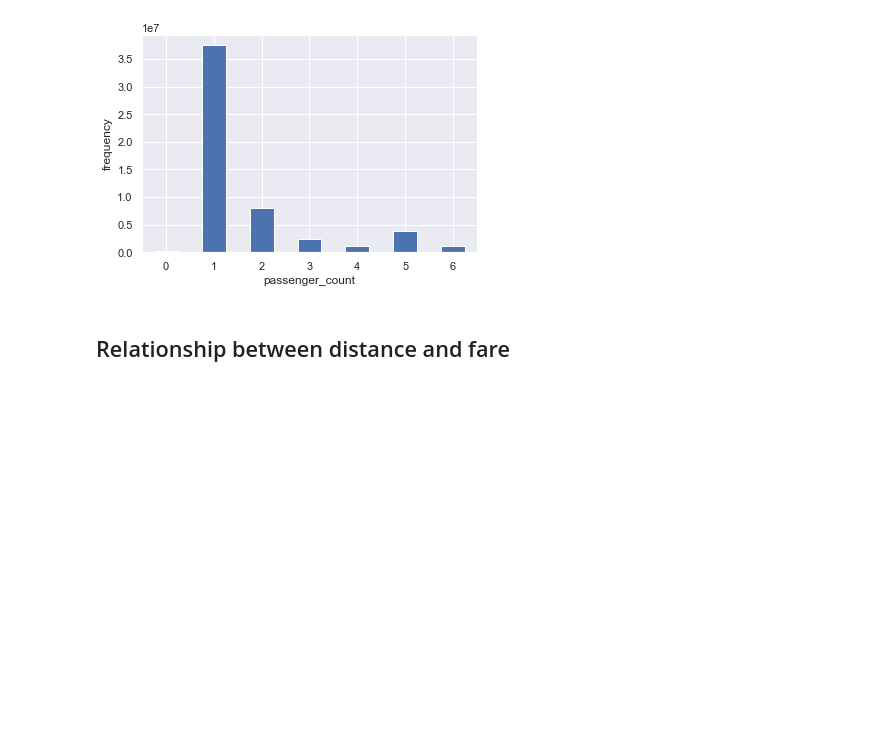
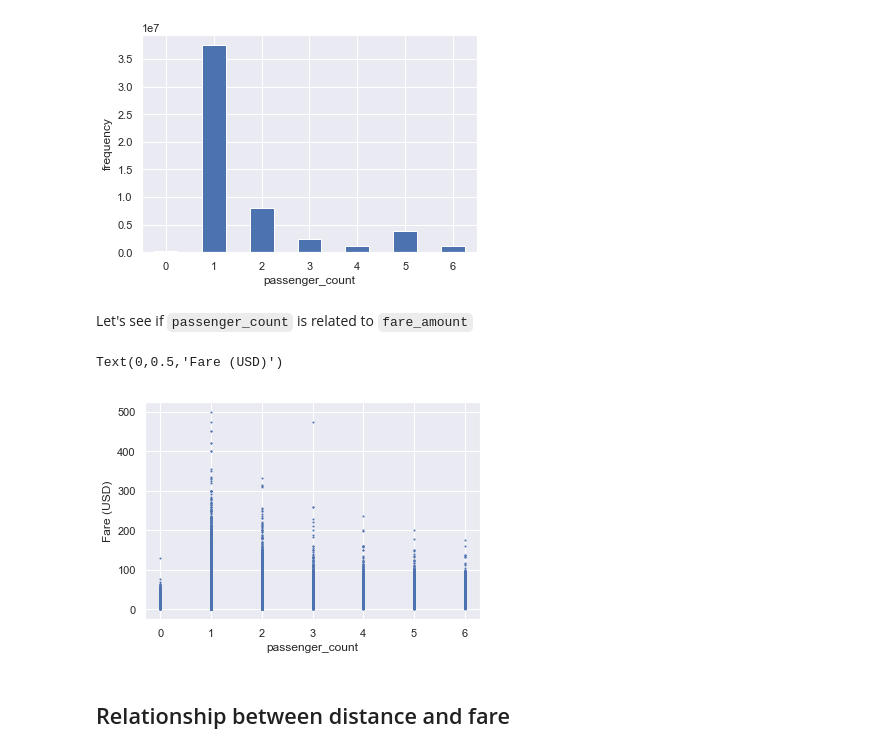
Before and after one commit to nguyentrunghai/Kaggle_projects, a Jupyter notebook: New_York_City_Taxi_Fare/data_cleaning.ipynb, the cells around one changed output. Drawn from its saved outputs; the diff is of its cells as text; code cells hidden in the pictures; blank space fills up the shorter version.

```diff
--- a/New_York_City_Taxi_Fare/data_cleaning.ipynb
+++ b/New_York_City_Taxi_Fare/data_cleaning.ipynb
@@ -615,6 +614,19 @@ ax.set_xticklabels(xticklabels, rotation=0)
  Text(0,0,'5'),
  Text(0,0,'6')]
 [figure]
+# %% [markdown]
+Let's see if `passenger_count` is related to `fare_amount`
+# %%
+df_small = train_df.sample(frac=0.1, random_state=210)
+
+fig, ax = plt.subplots(nrows=1, ncols=1, figsize=(6, 4))
+
+ax.scatter(df_small["passenger_count"], df_small["fare_amount"], s=1)
+ax.set_xlabel("passenger_count")
+ax.set_ylabel("Fare (USD)")
+# %% [output]
+Text(0,0.5,'Fare (USD)')
+[figure, added]
 # %% [markdown]
 ## Relationship between distance and fare
 # %%
```
Also changed, not shown: parts of 52 cells of this notebook.
